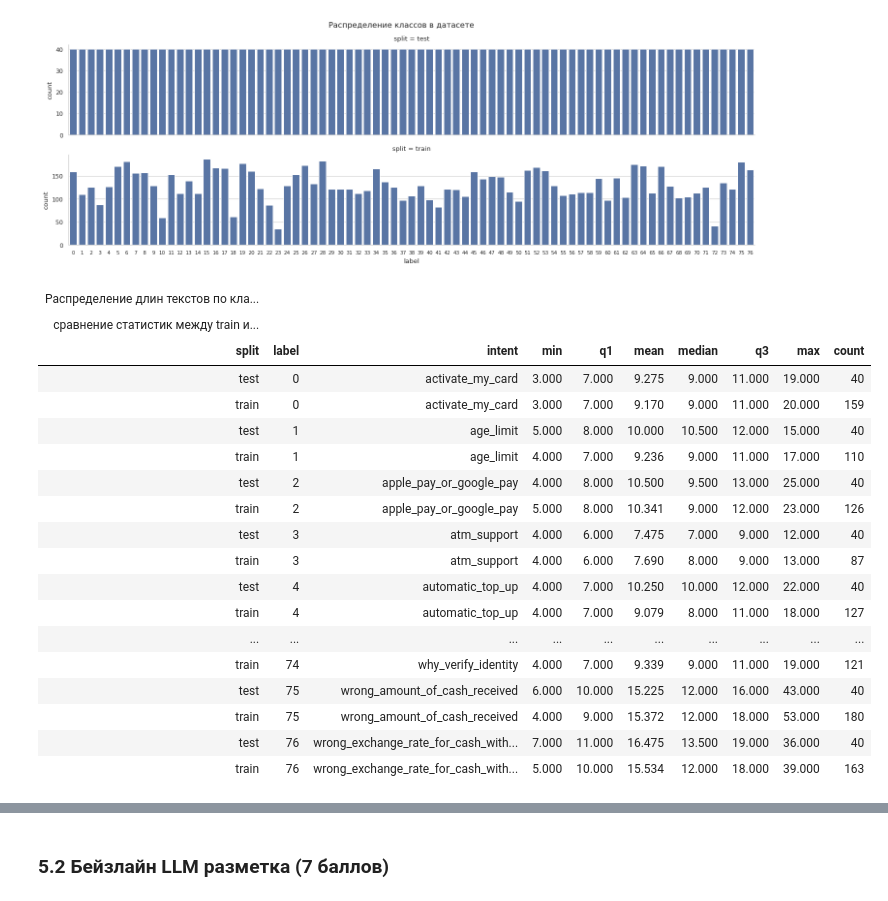
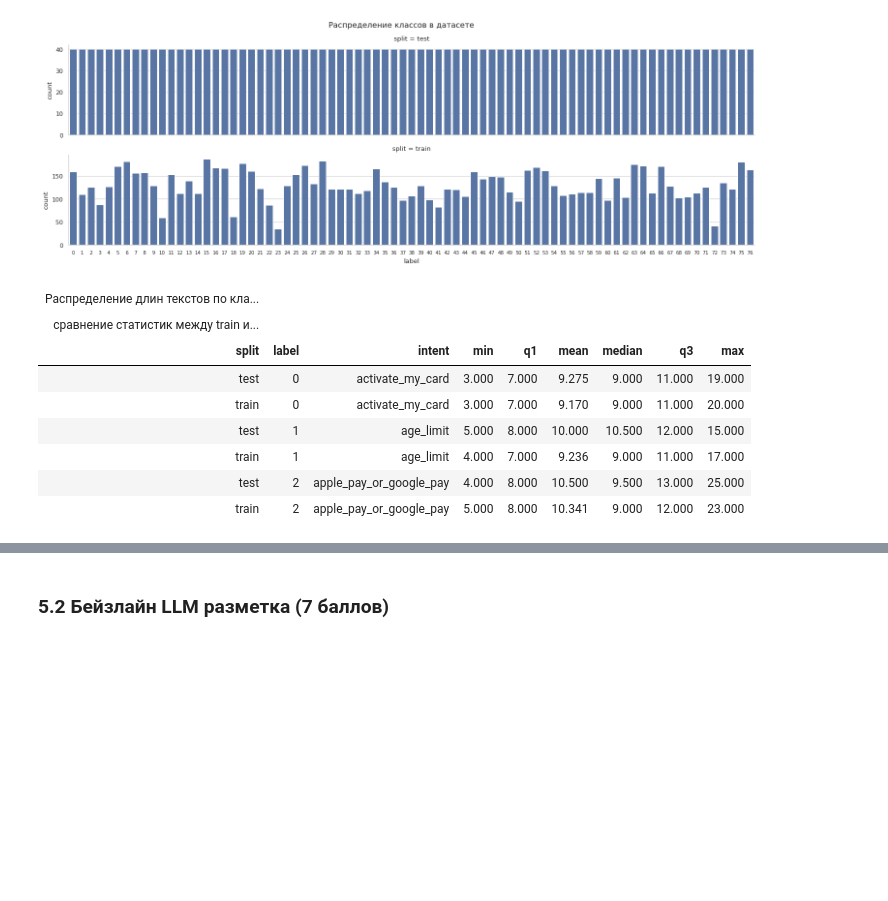
Before and after one commit to egor-kuzin/data-labeling, a Jupyter notebook: LLMpro_hw_4_Kuzin_Egor.ipynb, the cells around one changed output, grey strips where cells are left out. Cells and saved outputs as stored; diff of their text form; code cells hidden in the pictures; blank space fills up the shorter version.

```diff
--- a/LLMpro_hw_4_Kuzin_Egor.ipynb
+++ b/LLMpro_hw_4_Kuzin_Egor.ipynb
@@ -139,21 +159,21 @@ Warning: You are sending unauthenticated requests to the HF Hub. Please set a HF
 # %%
 import polars as pl
 import polars.selectors as cs
-from great_tables import style, loc
+from great_tables import style, md
 
 pl.Config(fmt_str_lengths=100)
 
 
 df = pl.concat(
     [
-        dataset.to_polars().with_columns(pl.lit(split).alias("split"))
+        pl.from_pandas(dataset.to_pandas()).with_columns(pl.lit(split).alias("split")) # type: ignore
         for split, dataset in ds.items()
     ],
     how="vertical_relaxed",
 )
 
 labels = pl.DataFrame(
-    {"intent": ds["test"].info.features["label"].names}
+    {"intent": ds["test"].info.features["label"].names} # type: ignore
 ).with_row_index("label")
 
 df = df.join(labels, on="label")
@@ -215,50 +236,43 @@ plt.show()
 # %% [output]
 [figure]
 # %%
-_df = df.with_columns(pl.col("text").str.split(" ").list.len().alias("text_length"))
+# Оценим распределение длин текстов по классам и сплитам
+
+df = df.with_columns(pl.col("text").str.split(" ").list.len().alias("text_length"))
 
 _df = (
-    _df.group_by("split", "label", "intent")
+    df.group_by("split", "label", "intent")
     .agg(
         pl.min("text_length").cast(pl.Float64).alias("min"),
         pl.quantile("text_length", 0.25).alias("q1"),
         pl.mean("text_length").alias("mean"),
         pl.median("text_length").alias("median"),
         pl.quantile("text_length", 0.75).alias("q3"),
         pl.max("text_length").cast(pl.Float64).alias("max"),
-        pl.len().alias("count")
+        # pl.len().alias("count")
         )
     .sort("label", "split")
 )
 
 (
-_df
+    _df
+    .head(6)
     .style
     .fmt_number(columns=cs.float(), decimals=3)
     .tab_header(
         title="Распределение длин текстов по классам и сплитам",
         subtitle="сравнение статистик между train и test для каждого класса",
     )
     .show()
 )
 # %% [output]
-| Распределение длин текстов по кла... |  |  |  |  |  |  |  |  |  |
-| сравнение статистик между train и... |  |  |  |  |  |  |  |  |  |
-| split | label | intent | min | q1 | mean | median | q3 | max | count |
-| test | 0 | activate_my_card | 3.000 | 7.000 | 9.275 | 9.000 | 11.000 | 19.000 | 40 |
-| train | 0 | activate_my_card | 3.000 | 7.000 | 9.170 | 9.000 | 11.000 | 20.000 | 159 |
-| test | 1 | age_limit | 5.000 | 8.000 | 10.000 | 10.500 | 12.000 | 15.000 | 40 |
-| train | 1 | age_limit | 4.000 | 7.000 | 9.236 | 9.000 | 11.000 | 17.000 | 110 |
-| test | 2 | apple_pay_or_google_pay | 4.000 | 8.000 | 10.500 | 9.500 | 13.000 | 25.000 | 40 |
-| train | 2 | apple_pay_or_google_pay | 5.000 | 8.000 | 10.341 | 9.000 | 12.000 | 23.000 | 126 |
-| test | 3 | atm_support | 4.000 | 6.000 | 7.475 | 7.000 | 9.000 | 12.000 | 40 |
-| train | 3 | atm_support | 4.000 | 6.000 | 7.690 | 8.000 | 9.000 | 13.000 | 87 |
-| test | 4 | automatic_top_up | 4.000 | 7.000 | 10.250 | 10.000 | 12.000 | 22.000 | 40 |
-| train | 4 | automatic_top_up | 4.000 | 7.000 | 9.079 | 8.000 | 11.000 | 18.000 | 127 |
-| ... | ... | ... | ... | ... | ... | ... | ... | ... | ... |
-| train | 74 | why_verify_identity | 4.000 | 7.000 | 9.339 | 9.000 | 11.000 | 19.000 | 121 |
-| test | 75 | wrong_amount_of_cash_received | 6.000 | 10.000 | 15.225 | 12.000 | 16.000 | 43.000 | 40 |
-| train | 75 | wrong_amount_of_cash_received | 4.000 | 9.000 | 15.372 | 12.000 | 18.000 | 53.000 | 180 |
-| test | 76 | wrong_exchange_rate_for_cash_with... | 7.000 | 11.000 | 16.475 | 13.500 | 19.000 | 36.000 | 40 |
-| train | 76 | wrong_exchange_rate_for_cash_with... | 5.000 | 10.000 | 15.534 | 12.000 | 18.000 | 39.000 | 163 |
+| Распределение длин текстов по кла... |  |  |  |  |  |  |  |  |
+| сравнение статистик между train и... |  |  |  |  |  |  |  |  |
+| split | label | intent | min | q1 | mean | median | q3 | max |
+| test | 0 | activate_my_card | 3.000 | 7.000 | 9.275 | 9.000 | 11.000 | 19.000 |
+| train | 0 | activate_my_card | 3.000 | 7.000 | 9.170 | 9.000 | 11.000 | 20.000 |
+| test | 1 | age_limit | 5.000 | 8.000 | 10.000 | 10.500 | 12.000 | 15.000 |
+| train | 1 | age_limit | 4.000 | 7.000 | 9.236 | 9.000 | 11.000 | 17.000 |
+| test | 2 | apple_pay_or_google_pay | 4.000 | 8.000 | 10.500 | 9.500 | 13.000 | 25.000 |
+| train | 2 | apple_pay_or_google_pay | 5.000 | 8.000 | 10.341 | 9.000 | 12.000 | 23.000 |
 # %%
```
Also changed, not shown: parts of 27 cells of this notebook, 3 other files.
